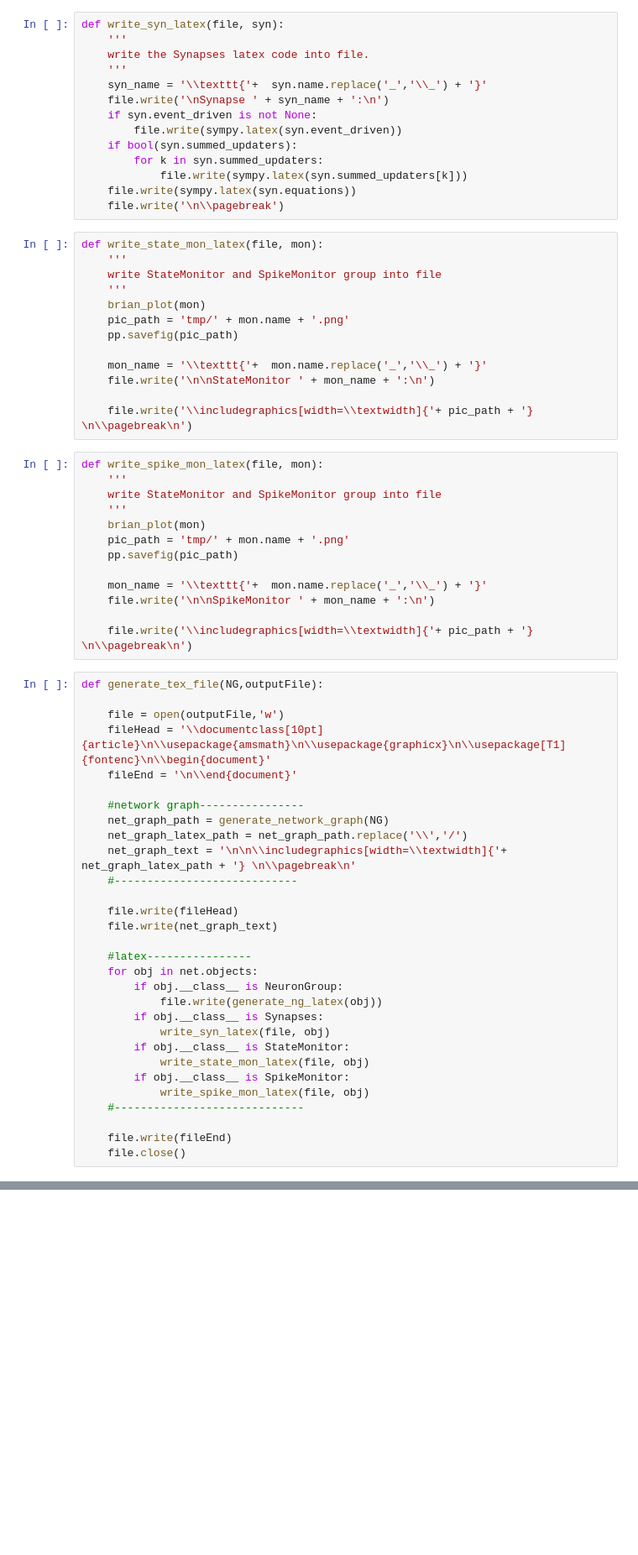
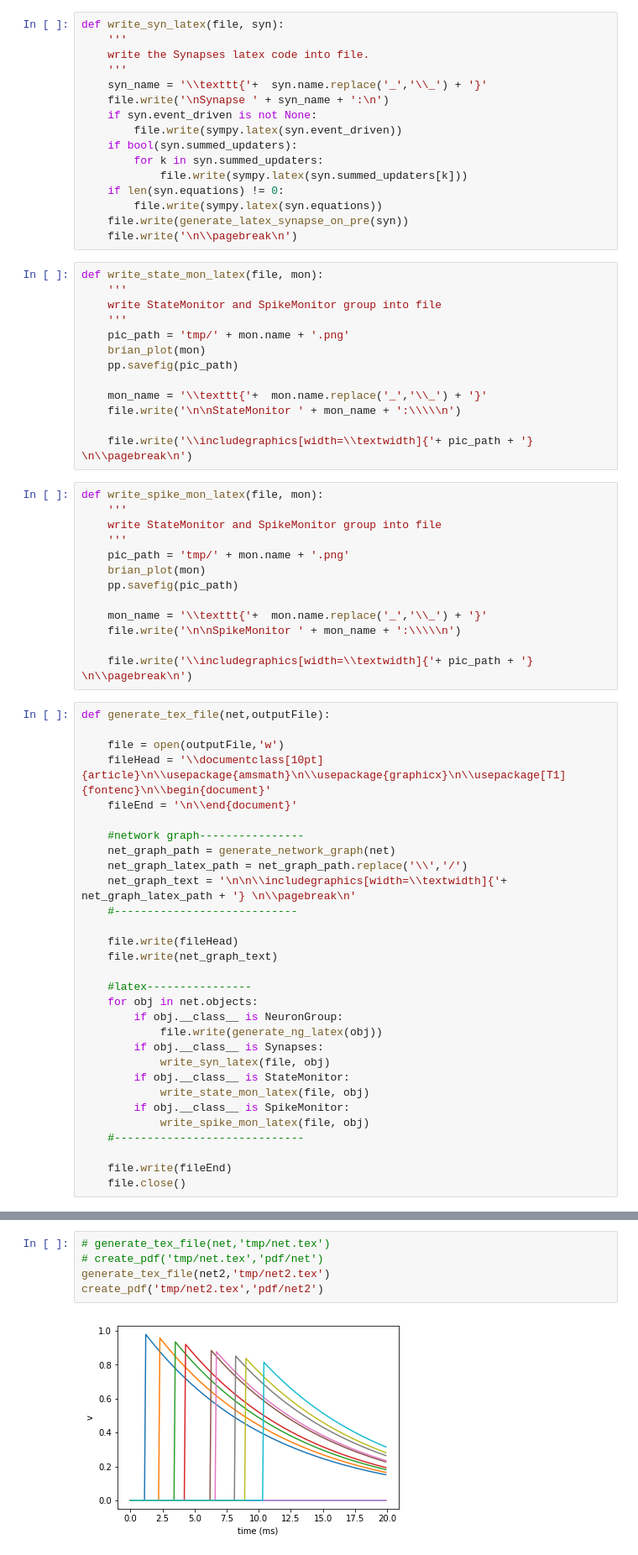
Before and after one commit to kuzhankuixiong/FYP_neural_net_doc, a Jupyter notebook: generate_latex.ipynb, the cells around one changed output, grey strips where cells are left out. Shown: that part at 84% size. Drawn from its saved outputs; the diff is of its cells as text; blank space fills up the shorter version.

Commit message:
add generate_latex_synapse_on_pre function

```diff
--- a/generate_latex.ipynb
+++ b/generate_latex.ipynb
@@ -165,19 +218,21 @@ def write_syn_latex(file, syn):
     if bool(syn.summed_updaters):
         for k in syn.summed_updaters:
             file.write(sympy.latex(syn.summed_updaters[k]))
-    file.write(sympy.latex(syn.equations))
-    file.write('\n\\pagebreak')
+    if len(syn.equations) != 0:
+        file.write(sympy.latex(syn.equations))
+    file.write(generate_latex_synapse_on_pre(syn))
+    file.write('\n\\pagebreak\n')
 # %%
 def write_state_mon_latex(file, mon):
     '''
     write StateMonitor and SpikeMonitor group into file
     '''
+    pic_path = 'tmp/' + mon.name + '.png'
     brian_plot(mon)
-    pic_path = 'tmp/' + mon.name + '.png'
     pp.savefig(pic_path)
 
     mon_name = '\\texttt{'+  mon.name.replace('_','\\_') + '}'
-    file.write('\n\nStateMonitor ' + mon_name + ':\n')
+    file.write('\n\nStateMonitor ' + mon_name + ':\\\\\n')
 
     file.write('\\includegraphics[width=\\textwidth]{'+ pic_path + '} \n\\pagebreak\n')
 # %%
@@ -185,23 +240,23 @@ def write_spike_mon_latex(file, mon):
     '''
     write StateMonitor and SpikeMonitor group into file
     '''
+    pic_path = 'tmp/' + mon.name + '.png'
     brian_plot(mon)
-    pic_path = 'tmp/' + mon.name + '.png'
     pp.savefig(pic_path)
 
     mon_name = '\\texttt{'+  mon.name.replace('_','\\_') + '}'
-    file.write('\n\nSpikeMonitor ' + mon_name + ':\n')
+    file.write('\n\nSpikeMonitor ' + mon_name + ':\\\\\n')
 
     file.write('\\includegraphics[width=\\textwidth]{'+ pic_path + '} \n\\pagebreak\n')
 # %%
-def generate_tex_file(NG,outputFile):
+def generate_tex_file(net,outputFile):
 
     file = open(outputFile,'w')
     fileHead = '\\documentclass[10pt]{article}\n\\usepackage{amsmath}\n\\usepackage{graphicx}\n\\usepackage[T1]{fontenc}\n\\begin{document}'
     fileEnd = '\n\\end{document}'
 
     #network graph----------------
-    net_graph_path = generate_network_graph(NG)
+    net_graph_path = generate_network_graph(net)
     net_graph_latex_path = net_graph_path.replace('\\','/')
     net_graph_text = '\n\n\\includegraphics[width=\\textwidth]{'+ net_graph_latex_path + '} \n\\pagebreak\n'
     #----------------------------
@@ -249,0 +289,7 @@ a.figure.save
+# %%
+# generate_tex_file(net,'tmp/net.tex')
+# create_pdf('tmp/net.tex','pdf/net')
+generate_tex_file(net2,'tmp/net2.tex')
+create_pdf('tmp/net2.tex','pdf/net2')
+# %% [output]
+[figure, added]
```
Also changed, not shown: parts of 13 cells of this notebook.
